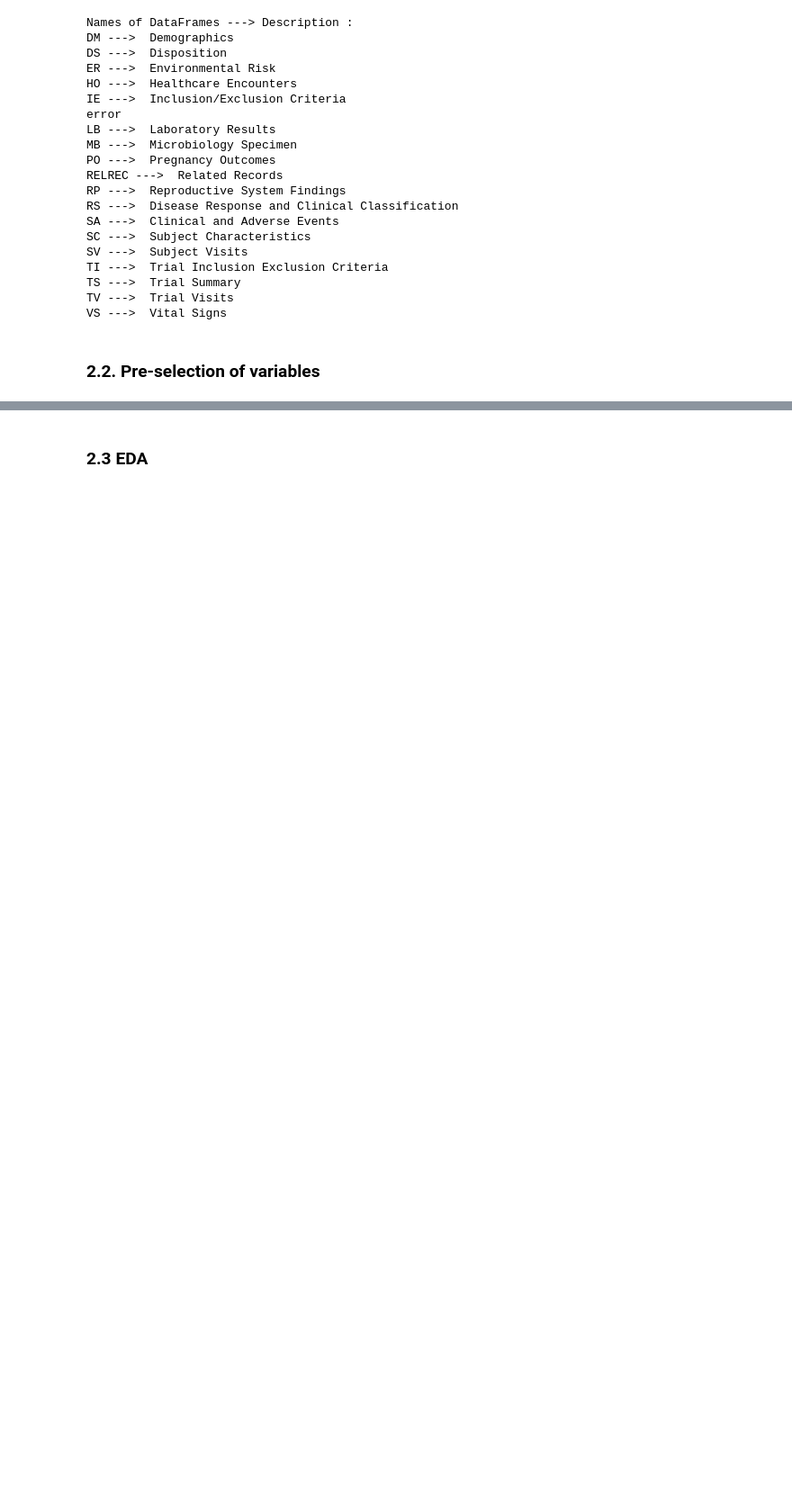
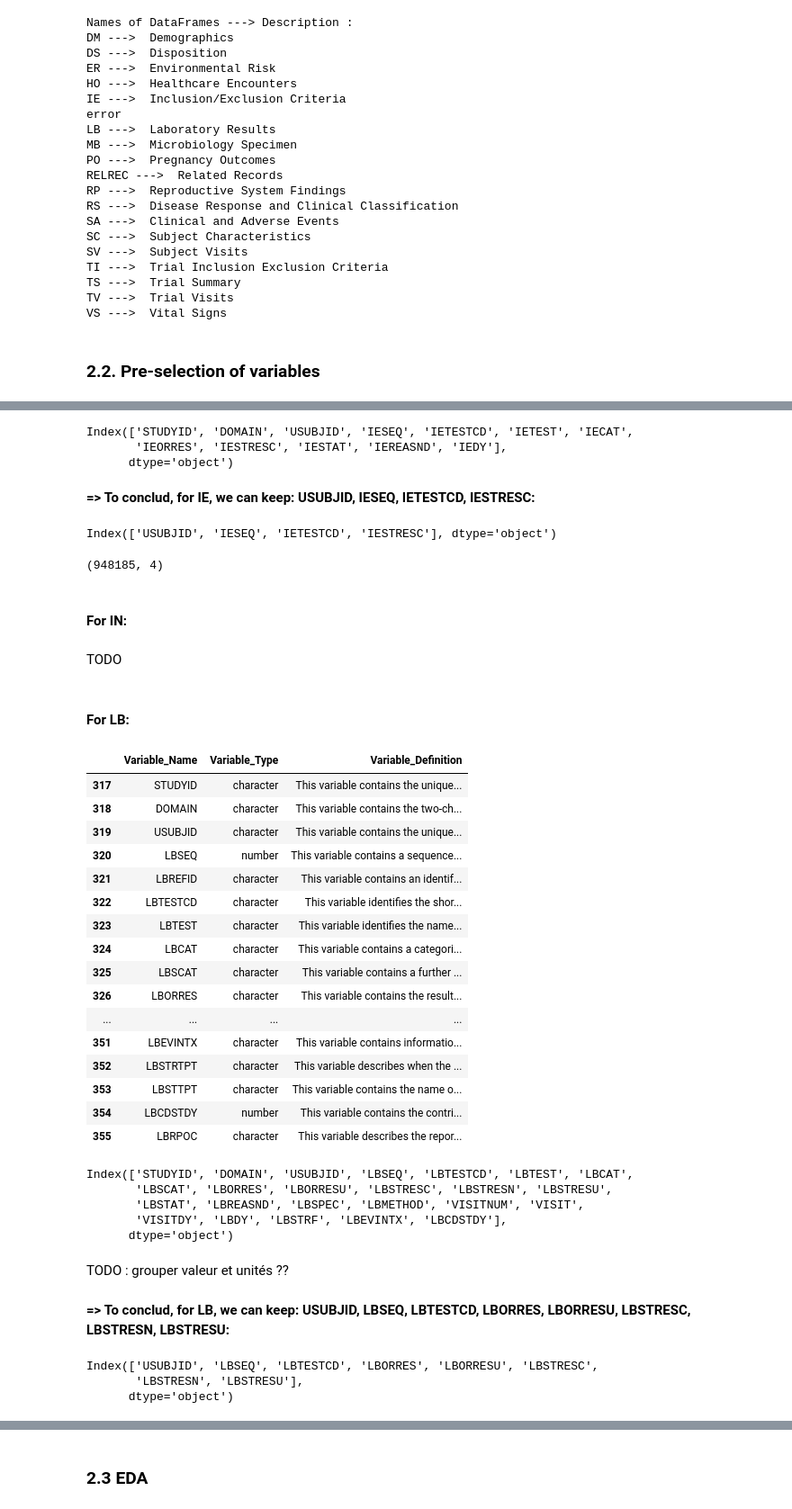
Before and after one commit to CS-433/ml-project-2-digdata_project2, a Jupyter notebook: project2.ipynb, the cells around one changed output, grey strips where cells are left out. Shown at 90% size. Cells and saved outputs as stored; diff of their text form; code cells hidden in the pictures; blank space fills up the shorter version.

```diff
--- a/project2.ipynb
+++ b/project2.ipynb
@@ -84,0 +390,4 @@ df_profile_var
+# %%
+# See variables for IE
+pd.set_option("display.max_colwidth", 1000)
+data_description.loc[data_description.Domain==IE.name, ['Variable_Name', 'Variable_Type', 'Variable_Definition']]
@@ -84,0 +409,68 @@ df_profile_var
+# %%
+# Columns really in IE
+IE.columns
+# %% [output]
+Index(['STUDYID', 'DOMAIN', 'USUBJID', 'IESEQ', 'IETESTCD', 'IETEST', 'IECAT',
+       'IEORRES', 'IESTRESC', 'IESTAT', 'IEREASND', 'IEDY'],
+      dtype='object')
+# %% [markdown]
+**=> To conclud, for IE, we can keep: USUBJID, IESEQ, IETESTCD, IESTRESC:**
+# %%
+# Keep only some columns for IE
+IE = IE[['USUBJID', 'IESEQ', 'IETESTCD', 'IESTRESC']]
+IE.columns
+# %% [output]
+Index(['USUBJID', 'IESEQ', 'IETESTCD', 'IESTRESC'], dtype='object')
+# %%
+IE.shape
+# %% [output]
+(948185, 4)
+# %% [markdown]
+#### For IN:
+# %% [markdown]
+TODO
+# %% [markdown]
+#### For LB:
+# %%
+# See variables for LB
+pd.set_option("display.max_colwidth", 1000)
+data_description.loc[data_description.Domain==LB.name, ['Variable_Name', 'Variable_Type', 'Variable_Definition']]
+# %% [output]
+|  | Variable_Name | Variable_Type | Variable_Definition |
+| 317 | STUDYID | character | This variable contains the unique... |
+| 318 | DOMAIN | character | This variable contains the two-ch... |
+| 319 | USUBJID | character | This variable contains the unique... |
+| 320 | LBSEQ | number | This variable contains a sequence... |
+| 321 | LBREFID | character | This variable contains an identif... |
+| 322 | LBTESTCD | character | This variable identifies the shor... |
+| 323 | LBTEST | character | This variable identifies the name... |
+| 324 | LBCAT | character | This variable contains a categori... |
+| 325 | LBSCAT | character | This variable contains a further ... |
+| 326 | LBORRES | character | This variable contains the result... |
+| ... | ... | ... | ... |
+| 351 | LBEVINTX | character | This variable contains informatio... |
+| 352 | LBSTRTPT | character | This variable describes when the ... |
+| 353 | LBSTTPT | character | This variable contains the name o... |
+| 354 | LBCDSTDY | number | This variable contains the contri... |
+| 355 | LBRPOC | character | This variable describes the repor... |
+# %%
+# Columns really in LB
+LB.columns
+# %% [output]
+Index(['STUDYID', 'DOMAIN', 'USUBJID', 'LBSEQ', 'LBTESTCD', 'LBTEST', 'LBCAT',
+       'LBSCAT', 'LBORRES', 'LBORRESU', 'LBSTRESC', 'LBSTRESN', 'LBSTRESU',
+       'LBSTAT', 'LBREASND', 'LBSPEC', 'LBMETHOD', 'VISITNUM', 'VISIT',
+       'VISITDY', 'LBDY', 'LBSTRF', 'LBEVINTX', 'LBCDSTDY'],
+      dtype='object')
+# %% [markdown]
+TODO : grouper valeur et unités ??
+# %% [markdown]
+**=> To conclud, for LB, we can keep: USUBJID, LBSEQ, LBTESTCD, LBORRES, LBORRESU, LBSTRESC, LBSTRESN, LBSTRESU:**
+# %%
+# Keep only some columns for LB
+LB = LB[['USUBJID', 'LBSEQ', 'LBTESTCD', 'LBORRES', 'LBORRESU', 'LBSTRESC', 'LBSTRESN', 'LBSTRESU']]
+LB.columns
+# %% [output]
+Index(['USUBJID', 'LBSEQ', 'LBTESTCD', 'LBORRES', 'LBORRESU', 'LBSTRESC',
+       'LBSTRESN', 'LBSTRESU'],
+      dtype='object')
```
Also changed, not shown: parts of 37 cells of this notebook.
